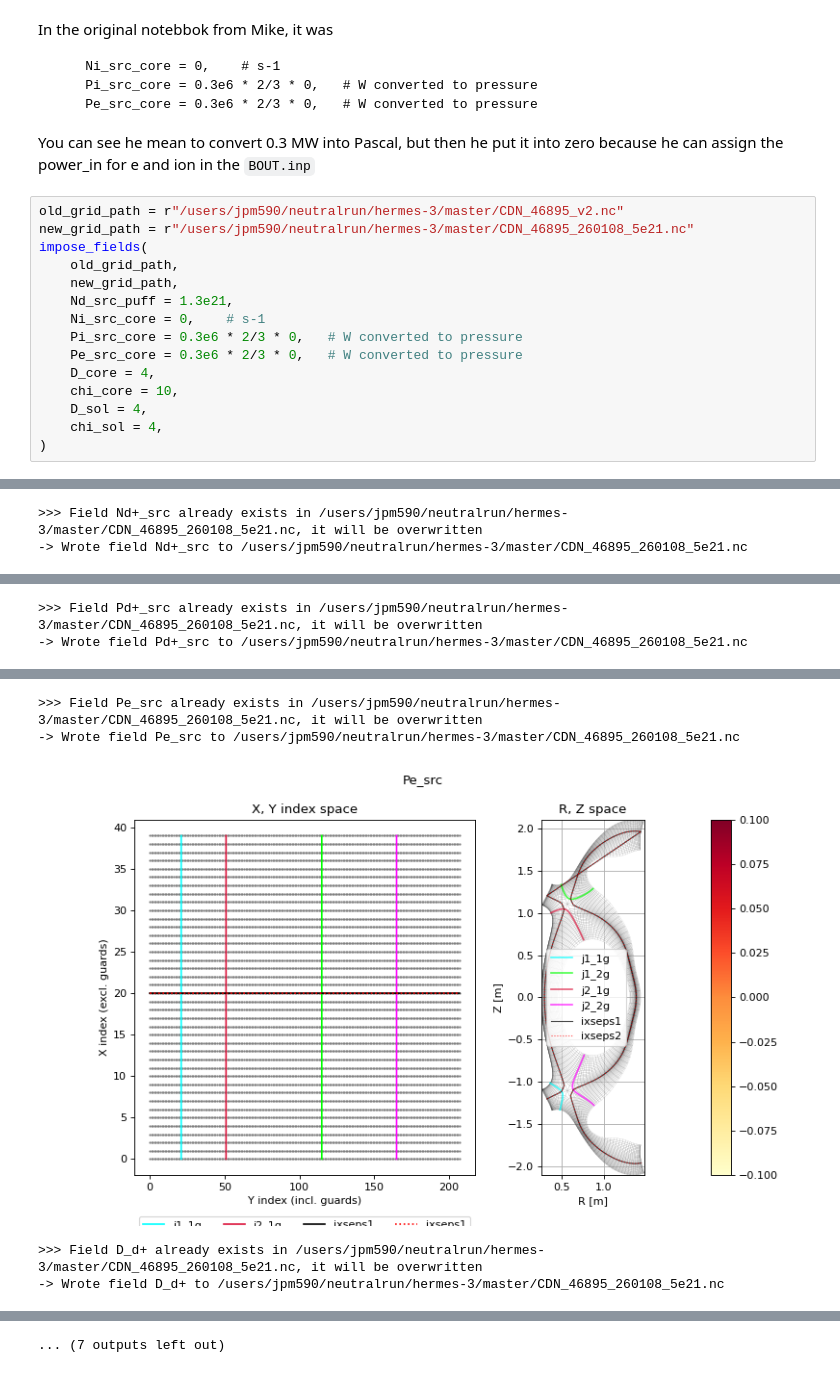
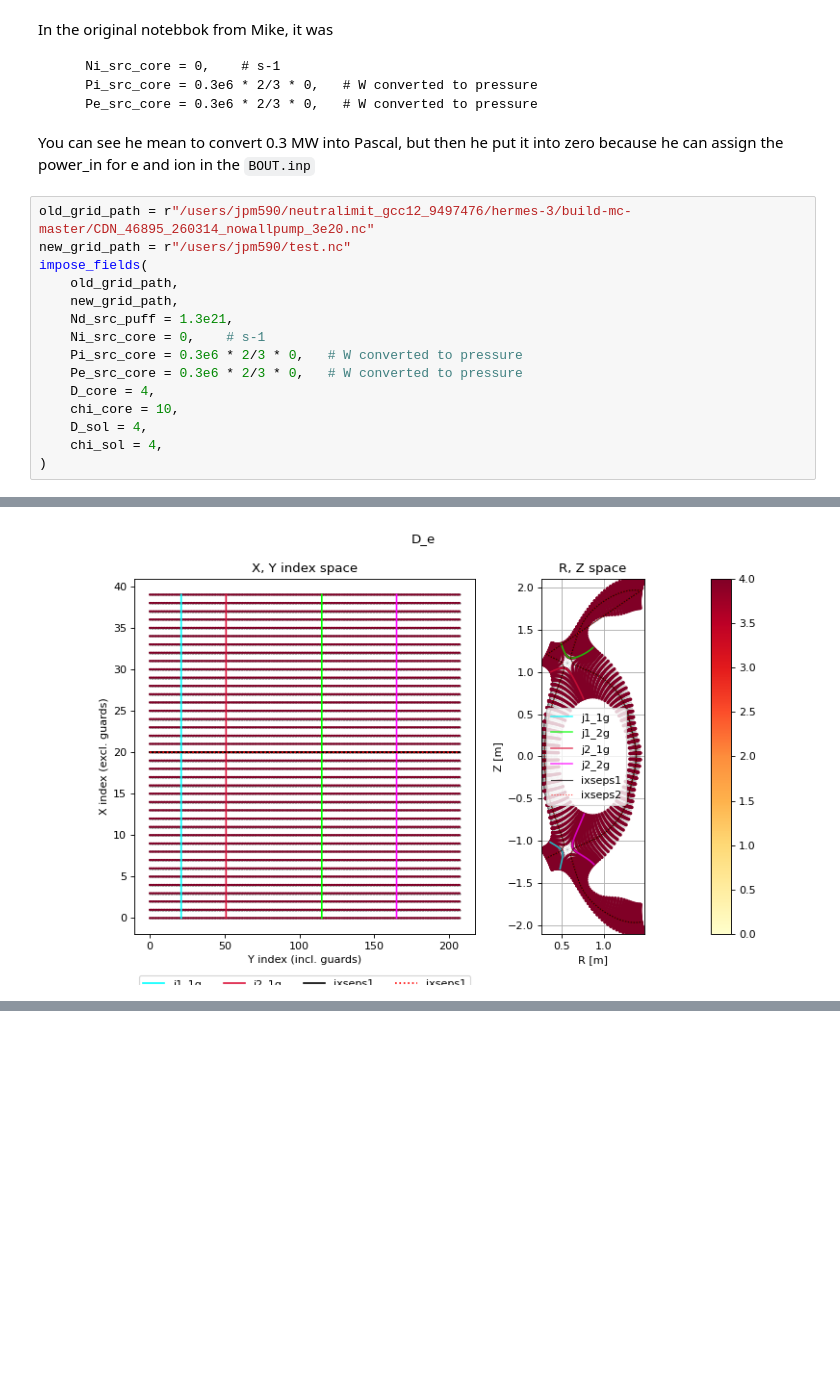
Before and after one commit to sun51027/hermes3-2dplots, a Jupyter notebook: tune_puff.ipynb, the cells around one changed output, grey strips where cells are left out. Saved outputs shown, nothing was run; the diff lists cells and outputs as text; blank space fills up the shorter version.

````diff
--- a/tune_puff.ipynb
+++ b/tune_puff.ipynb
@@ -25,8 +41,8 @@ In the original notebbok from Mike, it was
 ```
 You can see he mean to convert 0.3 MW into Pascal, but then he put it into zero because he can assign the power_in for e and ion in the `BOUT.inp`
 # %%
-old_grid_path = r"/users/jpm590/neutralrun/hermes-3/master/CDN_46895_v2.nc"
-new_grid_path = r"/users/jpm590/neutralrun/hermes-3/master/CDN_46895_260108_5e21.nc"
+old_grid_path = r"/users/jpm590/neutralimit_gcc12_9497476/hermes-3/build-mc-master/CDN_46895_260314_nowallpump_3e20.nc"
+new_grid_path = r"/users/jpm590/test.nc"
 impose_fields(
     old_grid_path,
     new_grid_path,
@@ -52,2 +76,0 @@ Defining dimension z of size 1
->>> Field Nd+_src already exists in /users/jpm590/neutralrun/hermes-3/master/CDN_46895_260108_5e21.nc, it will be overwritten
--> Wrote field Nd+_src to /users/jpm590/neutralrun/hermes-3/master/CDN_46895_260108_5e21.nc
@@ -55,2 +77,0 @@ Defining dimension z of size 1
->>> Field Pd+_src already exists in /users/jpm590/neutralrun/hermes-3/master/CDN_46895_260108_5e21.nc, it will be overwritten
--> Wrote field Pd+_src to /users/jpm590/neutralrun/hermes-3/master/CDN_46895_260108_5e21.nc
@@ -58,5 +79 @@ Defining dimension z of size 1
->>> Field Pe_src already exists in /users/jpm590/neutralrun/hermes-3/master/CDN_46895_260108_5e21.nc, it will be overwritten
--> Wrote field Pe_src to /users/jpm590/neutralrun/hermes-3/master/CDN_46895_260108_5e21.nc
-[figure, old version]
+[figure, new version]
->>> Field D_d+ already exists in /users/jpm590/neutralrun/hermes-3/master/CDN_46895_260108_5e21.nc, it will be overwritten
--> Wrote field D_d+ to /users/jpm590/neutralrun/hermes-3/master/CDN_46895_260108_5e21.nc
@@ -64 +80,0 @@ Defining dimension z of size 1
-... (7 outputs left out)
````
Also changed, not shown: parts of 2 cells of this notebook, 8 other files.
